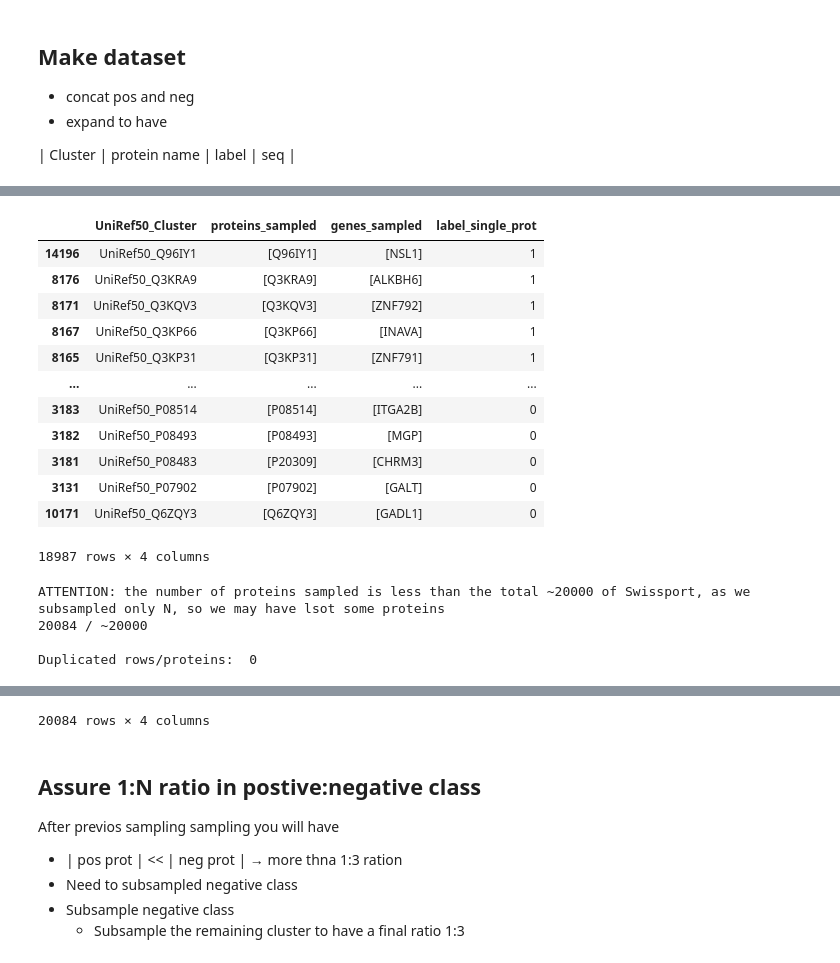
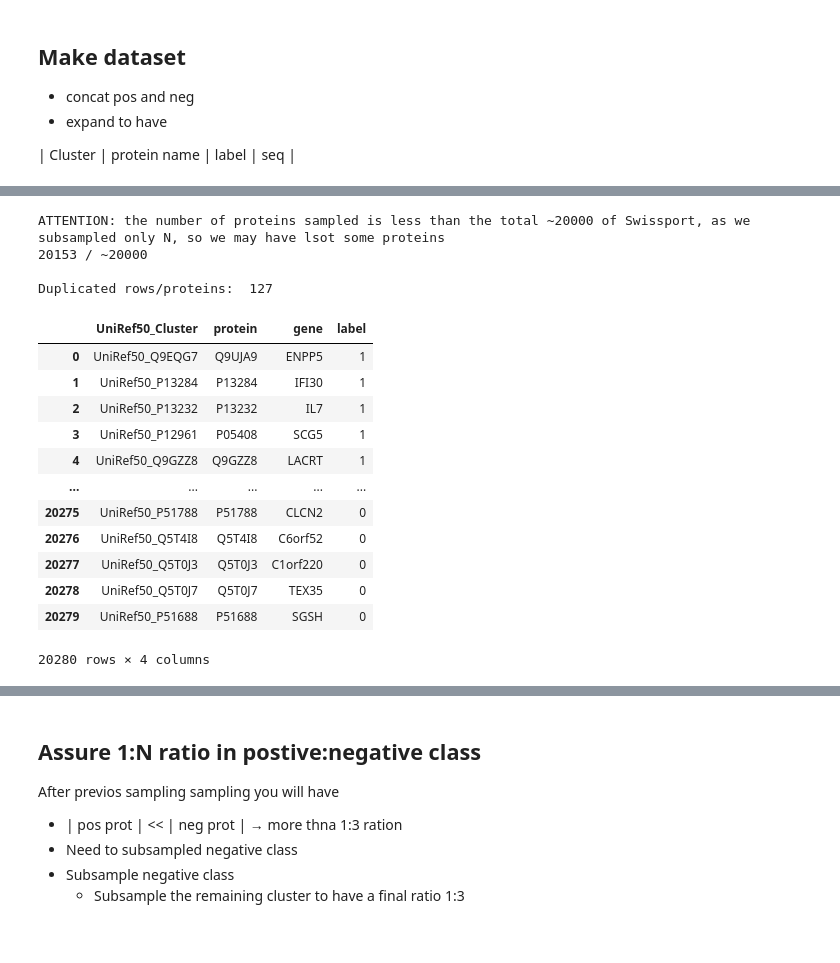
Before and after one commit to 8gabri8/ESMSec, a Jupyter notebook: scripts/cc_create_dataset/02_make_dataset.ipynb, the cells around one changed output, grey strips where cells are left out. Cells and saved outputs as stored; diff of their text form; code cells hidden in the pictures.

Commit message:
before revise make dataset

```diff
--- a/scripts/cc_create_dataset/02_make_dataset.ipynb
+++ b/scripts/cc_create_dataset/02_make_dataset.ipynb
@@ -357,23 +163,11 @@ print(f"{len(shared_genes)} genes are shared between clusters")
 # %%
-# Add the 'label' column: 'positive' if at least one protein maps to a positive gene, otherwise 'negative'
-uniref_df["cluster_label"] = uniref_df["gene"].apply(
-    lambda gene_list: "positive"
-    if any(g in positive_genes for g in gene_list)
-    else "negative"
-)
-
-# plot how many postive genesets
-print(uniref_df["cluster_label"].value_counts())#.sort_index().plot(kind="bar", logy=True,)
-
-#########
-
 # create list of genes AND CORREPSONDET prots that are postive (from above)
 
 # unzip in parallel pritens_clened and genes_clened and create ritens_clened_psotive and genes_clened_positive
     # maintain if proteins comes form psotive gene
 uniref_df["proteins_positive"], uniref_df["genes_positive"] = zip(*uniref_df.apply(
     lambda row: (
-        [p for p, g in zip(row["protein"], row["gene"]) if g in positive_genes],
+        [p for p, g in zip(row["protein"], row["gene"]) if g in positive_genes], # protein is postive based on gene
         [g for g in row["gene"] if g in positive_genes]
     ),
     axis=1
@@ -478,24 +221,0 @@ Attch col to say if the protsin is ok based on taht criterion
-# %%
-# Create lists to store protein-gene pairs
-proteins_list = []
-genes_list = []
-
-# Iterate through each row and expand the lists
-for _, row in uniref_df.iterrows():
-    proteins = row['protein']
-    genes = row['gene']
-
-    # Add each protein-gene pair
-    for protein, gene in zip(proteins, genes):
-        proteins_list.append(protein)
-        genes_list.append(gene)
-
-# Create new dataframe with unique pairs
-putative_negative_protein_gene_df = pd.DataFrame({
-    'protein': proteins_list,
-    'gene': genes_list
-})#.drop_duplicates() # no duplicates thnaks tot he previous steps
-
-putative_negative_protein_gene_df = pd.merge(how="left", left=putative_negative_protein_gene_df, right=interpro_df[["Entry", "Length"]], left_on="protein", right_on="Entry").drop(columns=["Entry"])
-
-display(putative_negative_protein_gene_df)
@@ -905,49 +592,48 @@ display(dataset_df.shape)
 cols_to_keep = ['UniRef50_Cluster', 'proteins_sampled',
                 'genes_sampled', 'label_single_prot']
 dataset_df_small = dataset_df[cols_to_keep].copy()
-display(dataset_df_small)
 
 # Create a new DataFrame where each row corresponds to a (protein, gene) pair
 rows = []
 for _, row in dataset_df_small.iterrows():
     cluster = row["UniRef50_Cluster"]
     label = row["label_single_prot"]
     proteins = row["proteins_sampled"]
     genes = row["genes_sampled"]
 
     # zip ensures 1-to-1 pairing between proteins and genes
     for prot, gene in zip(proteins, genes):
         rows.append({
             "UniRef50_Cluster": cluster,
             "protein": prot,
             "gene": gene,
             "label": label
         })
 
 df_long = pd.DataFrame(rows)
 
 print("ATTENTION: the number of proteins sampled is less than the total ~20000 of Swissport, as we subsampled only N, so we may have lsot some proteins")
 print(df_long.protein.nunique(), "/ ~20000")
 
 # checj fro duplcates
 print("\nDuplicated rows/proteins: ", df_long.shape[0] - df_long.protein.nunique())
 
 df_long
 # %% [output]
+ATTENTION: the number of proteins sampled is less than the total ~20000 of Swissport, as we subsampled only N, so we may have lsot some proteins
+20153 / ~20000
+
+Duplicated rows/proteins:  127
-|  | UniRef50_Cluster | proteins_sampled | genes_sampled | label_single_prot |
-| 14196 | UniRef50_Q96IY1 | [Q96IY1] | [NSL1] | 1 |
-| 8176 | UniRef50_Q3KRA9 | [Q3KRA9] | [ALKBH6] | 1 |
-| 8171 | UniRef50_Q3KQV3 | [Q3KQV3] | [ZNF792] | 1 |
-| 8167 | UniRef50_Q3KP66 | [Q3KP66] | [INAVA] | 1 |
-| 8165 | UniRef50_Q3KP31 | [Q3KP31] | [ZNF791] | 1 |
+|  | UniRef50_Cluster | protein | gene | label |
+| 0 | UniRef50_Q9EQG7 | Q9UJA9 | ENPP5 | 1 |
+| 1 | UniRef50_P13284 | P13284 | IFI30 | 1 |
+| 2 | UniRef50_P13232 | P13232 | IL7 | 1 |
+| 3 | UniRef50_P12961 | P05408 | SCG5 | 1 |
+| 4 | UniRef50_Q9GZZ8 | Q9GZZ8 | LACRT | 1 |
 | ... | ... | ... | ... | ... |
-| 3183 | UniRef50_P08514 | [P08514] | [ITGA2B] | 0 |
-| 3182 | UniRef50_P08493 | [P08493] | [MGP] | 0 |
-| 3181 | UniRef50_P08483 | [P20309] | [CHRM3] | 0 |
-| 3131 | UniRef50_P07902 | [P07902] | [GALT] | 0 |
-| 10171 | UniRef50_Q6ZQY3 | [Q6ZQY3] | [GADL1] | 0 |
+| 20275 | UniRef50_P51788 | P51788 | CLCN2 | 0 |
+| 20276 | UniRef50_Q5T4I8 | Q5T4I8 | C6orf52 | 0 |
+| 20277 | UniRef50_Q5T0J3 | Q5T0J3 | C1orf220 | 0 |
+| 20278 | UniRef50_Q5T0J7 | Q5T0J7 | TEX35 | 0 |
+| 20279 | UniRef50_P51688 | P51688 | SGSH | 0 |
-18987 rows × 4 columns
-ATTENTION: the number of proteins sampled is less than the total ~20000 of Swissport, as we subsampled only N, so we may have lsot some proteins
-20084 / ~20000
-
-Duplicated rows/proteins:  0
+20280 rows × 4 columns
@@ -966,4 +640,3 @@ Duplicated rows/proteins:  0
-20084 rows × 4 columns
 # %% [markdown]
 ## Assure 1:N ratio in postive:negative class
 After previos sampling sampling you will have
```
Also changed, not shown: parts of 51 cells of this notebook, 6 other files.
